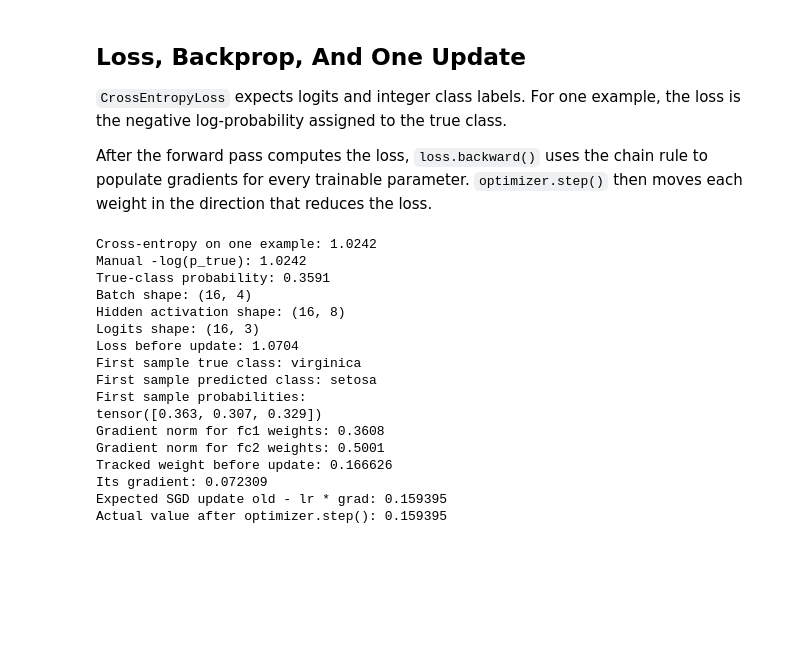
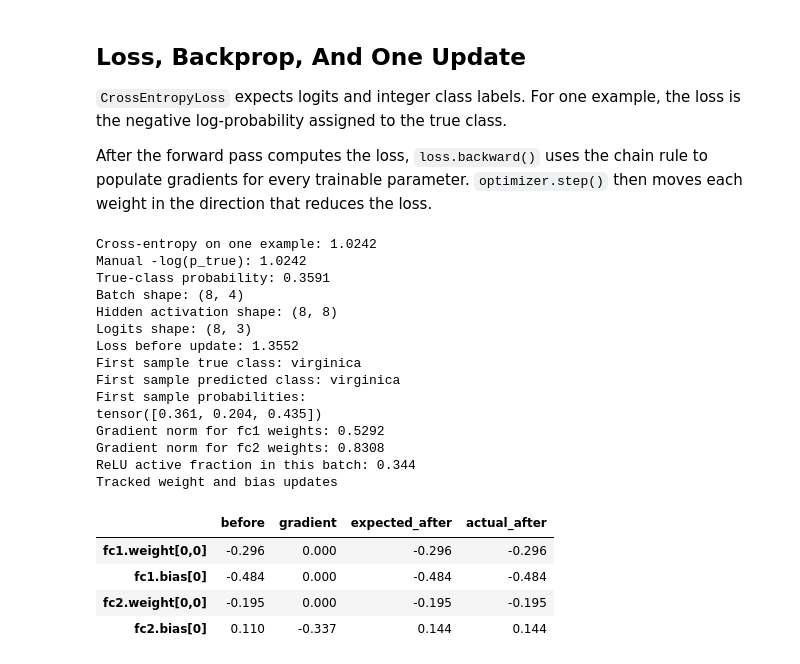
Before and after one commit to xangma/ml_tutorials, a Jupyter notebook: iris.ipynb, the cells around one changed output. Saved outputs shown, nothing was run; the diff lists cells and outputs as text; code cells hidden in the pictures; blank space fills up the shorter version.

```diff
--- a/iris.ipynb
+++ b/iris.ipynb
@@ -437,55 +598,86 @@ def inspect_training_step(model, batch_features, batch_labels, lr=0.1):
     logits, activations = model.forward_features(batch_features)
     loss = F.cross_entropy(logits, batch_labels)
     loss.backward()
 
-    tracked_before = model.fc1.weight[0, 0].item()
-    tracked_grad = model.fc1.weight.grad[0, 0].item()
-    expected_after = tracked_before - lr * tracked_grad
+    tracked_before = {
+        "fc1.weight[0,0]": model.fc1.weight[0, 0].item(),
+        "fc1.bias[0]": model.fc1.bias[0].item(),
+        "fc2.weight[0,0]": model.fc2.weight[0, 0].item(),
+        "fc2.bias[0]": model.fc2.bias[0].item(),
+    }
+    tracked_grad = {
+        "fc1.weight[0,0]": model.fc1.weight.grad[0, 0].item(),
+        "fc1.bias[0]": model.fc1.bias.grad[0].item(),
+        "fc2.weight[0,0]": model.fc2.weight.grad[0, 0].item(),
+        "fc2.bias[0]": model.fc2.bias.grad[0].item(),
+    }
+    expected_after = {
+        name: tracked_before[name] - lr * tracked_grad[name]
+        for name in tracked_before
+    }
     fc1_grad_norm = model.fc1.weight.grad.norm().item()
     fc2_grad_norm = model.fc2.weight.grad.norm().item()
+    relu_active_fraction = activations["hidden"].gt(0).float().mean().item()
     first_probs = torch.softmax(logits[0].detach(), dim=0)
     first_pred = logits.argmax(dim=1)[0].item()
+
+    optimizer.step()
+    tracked_after = {
+        "fc1.weight[0,0]": model.fc1.weight[0, 0].item(),
+        "fc1.bias[0]": model.fc1.bias[0].item(),
+        "fc2.weight[0,0]": model.fc2.weight[0, 0].item(),
+        "fc2.bias[0]": model.fc2.bias[0].item(),
+    }
 
     print("Batch shape:", tuple(batch_features.shape))
     print("Hidden activation shape:", tuple(activations["hidden"].shape))
     print("Logits shape:", tuple(logits.shape))
     print("Loss before update:", f"{loss.item():.4f}")
     print("First sample true class:", class_names[batch_labels[0].item()])
     print("First sample predicted class:", class_names[first_pred])
     print("First sample probabilities:")
     print(first_probs)
     print("Gradient norm for fc1 weights:", f"{fc1_grad_norm:.4f}")
     print("Gradient norm for fc2 weights:", f"{fc2_grad_norm:.4f}")
+    print("ReLU active fraction in this batch:", f"{relu_active_fraction:.3f}")
 
-    optimizer.step()
-    actual_after = model.fc1.weight[0, 0].item()
-    print("Tracked weight before update:", f"{tracked_before:.6f}")
-    print("Its gradient:", f"{tracked_grad:.6f}")
-    print("Expected SGD update old - lr * grad:", f"{expected_after:.6f}")
-    print("Actual value after optimizer.step():", f"{actual_after:.6f}")
+    update_table = pd.DataFrame(
+        {
+            "before": tracked_before,
+            "gradient": tracked_grad,
+            "expected_after": expected_after,
+            "actual_after": tracked_after,
+        }
+    )
+    print("Tracked weight and bias updates")
+    display(update_table.round(6))
 
 
 step_model = IrisNet()
-mini_batch_features, mini_batch_labels = next(iter(train_loader))
+mini_batch_features = microscope_batch_features
+mini_batch_labels = microscope_batch_labels
 inspect_training_step(step_model, mini_batch_features, mini_batch_labels, lr=0.1)
 # %% [output]
 Cross-entropy on one example: 1.0242
 Manual -log(p_true): 1.0242
 True-class probability: 0.3591
-Batch shape: (16, 4)
-Hidden activation shape: (16, 8)
-Logits shape: (16, 3)
-Loss before update: 1.0704
+Batch shape: (8, 4)
+Hidden activation shape: (8, 8)
+Logits shape: (8, 3)
+Loss before update: 1.3552
 First sample true class: virginica
-First sample predicted class: setosa
+First sample predicted class: virginica
 First sample probabilities:
-tensor([0.363, 0.307, 0.329])
-Gradient norm for fc1 weights: 0.3608
-Gradient norm for fc2 weights: 0.5001
-Tracked weight before update: 0.166626
-Its gradient: 0.072309
-Expected SGD update old - lr * grad: 0.159395
-Actual value after optimizer.step(): 0.159395
+tensor([0.361, 0.204, 0.435])
+Gradient norm for fc1 weights: 0.5292
+Gradient norm for fc2 weights: 0.8308
+ReLU active fraction in this batch: 0.344
+Tracked weight and bias updates
+|  | before | gradient | expected_after | actual_after |
+| fc1.weight[0,0] | -0.296 | 0.000 | -0.296 | -0.296 |
+| fc1.bias[0] | -0.484 | 0.000 | -0.484 | -0.484 |
+| fc2.weight[0,0] | -0.195 | 0.000 | -0.195 | -0.195 |
+| fc2.bias[0] | 0.110 | -0.337 | 0.144 | 0.144 |
 # %% [markdown]
 ## Train The Network
 
```
Also changed, not shown: parts of 16 cells of this notebook.
